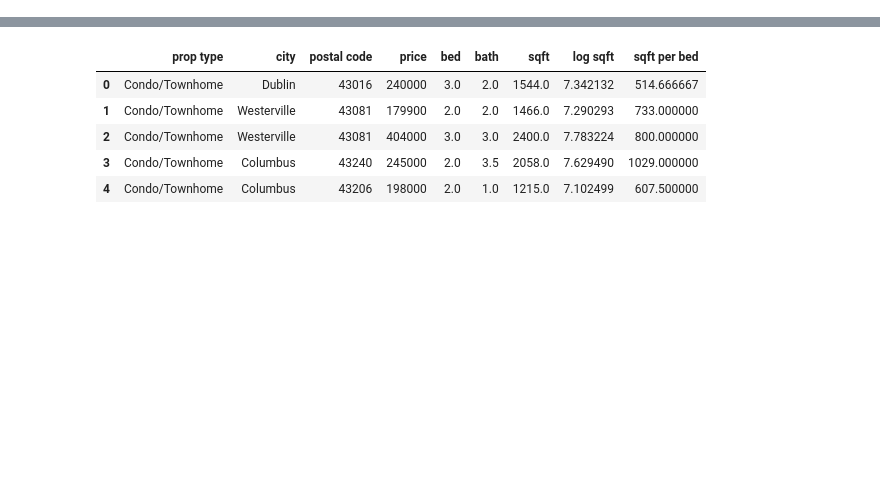
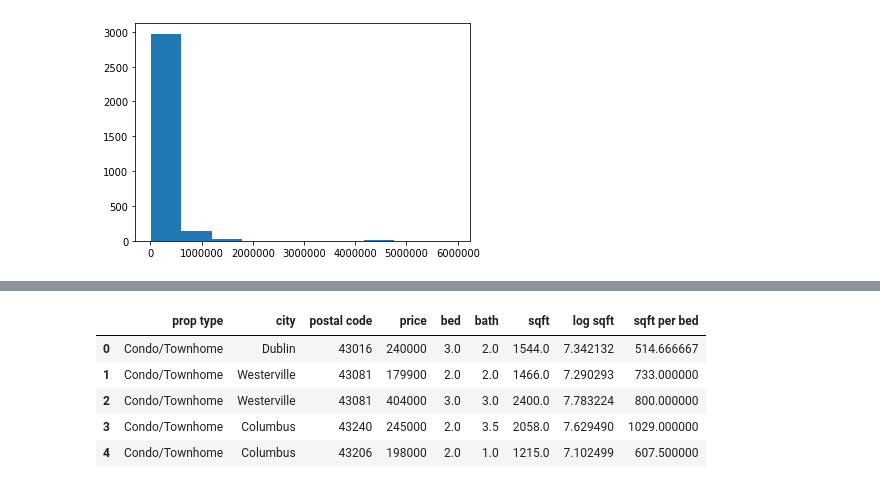
Before and after one commit to janewakef/RealEstateProject, a Jupyter notebook: Real Estate Modeling.ipynb, the cells around one changed output, grey strips where cells are left out. Saved outputs shown, nothing was run; the diff lists cells and outputs as text; code cells hidden in the pictures; blank space fills up the shorter version.

```diff
--- a/Real Estate Modeling.ipynb
+++ b/Real Estate Modeling.ipynb
@@ -53,0 +54,5 @@ sns.heatmap(abs(corr),
+# %%
+plt.hist(homes['price'])
+plt.show()
+# %% [output]
+[figure, added]
```
Also changed, not shown: parts of 32 cells of this notebook.
